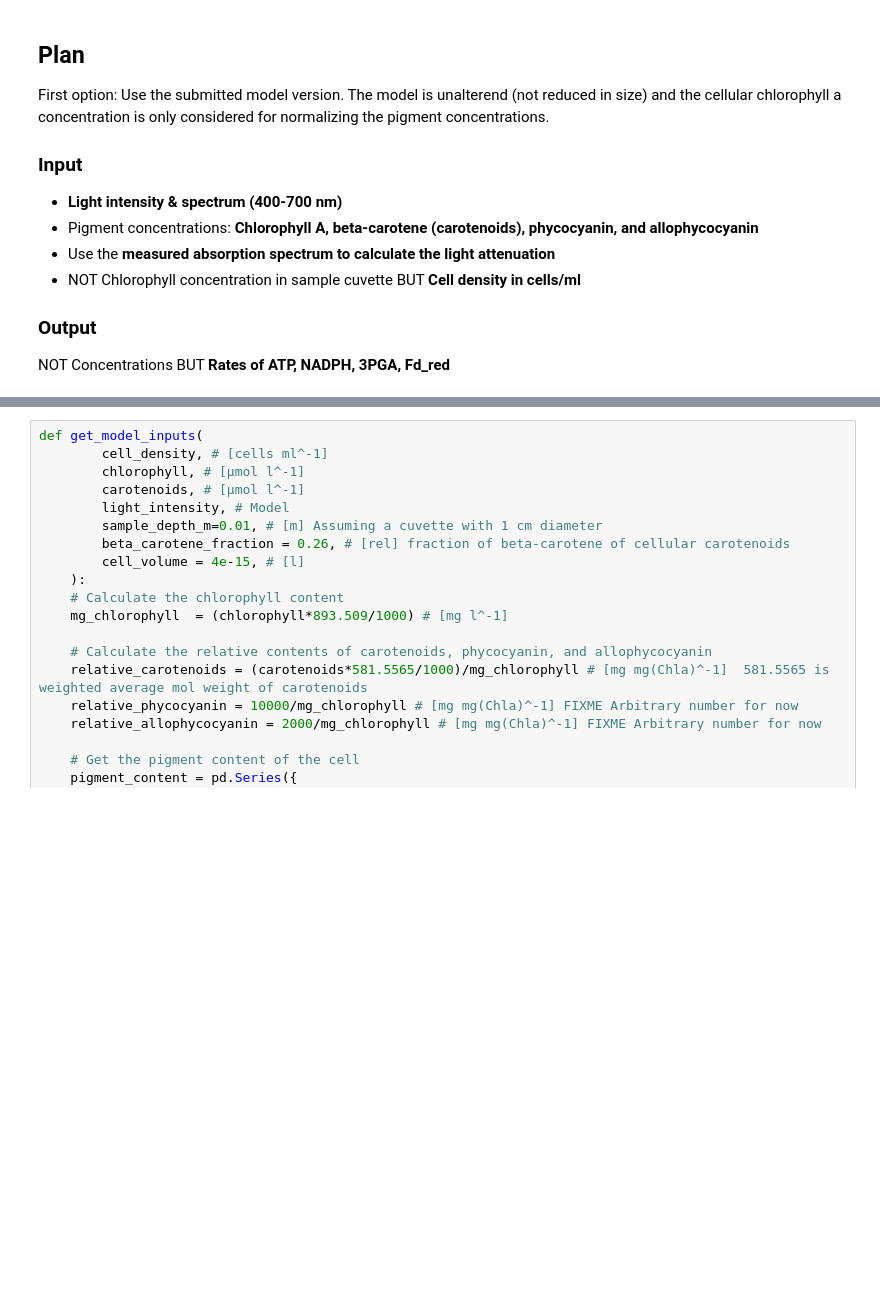
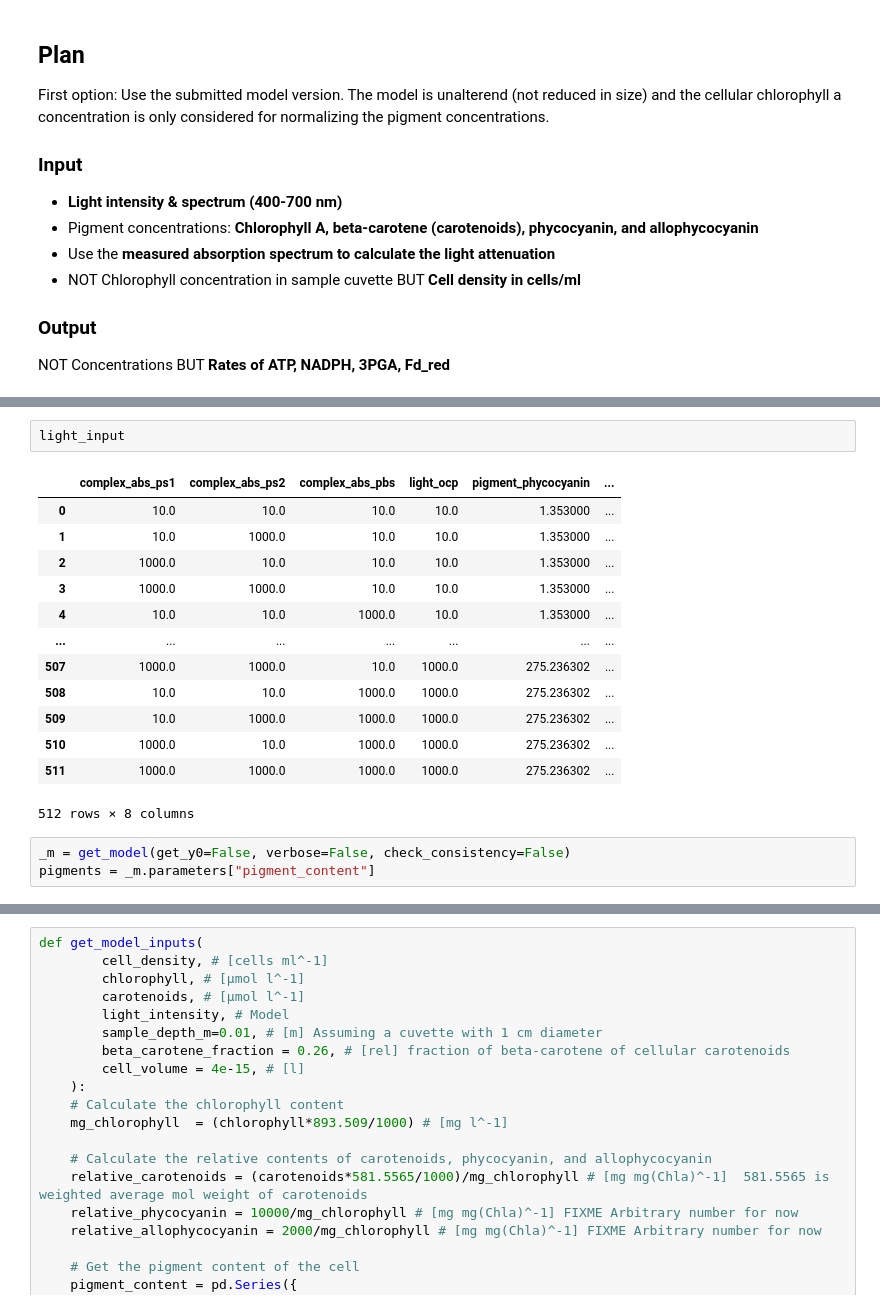
Before and after one commit to Computational-Biology-Aachen/synechocystis-photosynthesis-2024, a Jupyter notebook: Notebooks/function_andreas.ipynb, the cells around one changed output, grey strips where cells are left out. Cells and saved outputs as stored; diff of their text form; blank space fills up the shorter version.

```diff
--- a/Notebooks/function_andreas.ipynb
+++ b/Notebooks/function_andreas.ipynb
@@ -754,0 +789,19 @@ Aborted
+# %%
+light_input
+# %% [output]
+|  | complex_abs_ps1 | complex_abs_ps2 | complex_abs_pbs | light_ocp | pigment_phycocyanin | ... |
+| 0 | 10.0 | 10.0 | 10.0 | 10.0 | 1.353000 | ... |
+| 1 | 10.0 | 1000.0 | 10.0 | 10.0 | 1.353000 | ... |
+| 2 | 1000.0 | 10.0 | 10.0 | 10.0 | 1.353000 | ... |
+| 3 | 1000.0 | 1000.0 | 10.0 | 10.0 | 1.353000 | ... |
+| 4 | 10.0 | 10.0 | 1000.0 | 10.0 | 1.353000 | ... |
+| ... | ... | ... | ... | ... | ... | ... |
+| 507 | 1000.0 | 1000.0 | 10.0 | 1000.0 | 275.236302 | ... |
+| 508 | 10.0 | 10.0 | 1000.0 | 1000.0 | 275.236302 | ... |
+| 509 | 10.0 | 1000.0 | 1000.0 | 1000.0 | 275.236302 | ... |
+| 510 | 1000.0 | 10.0 | 1000.0 | 1000.0 | 275.236302 | ... |
+| 511 | 1000.0 | 1000.0 | 1000.0 | 1000.0 | 275.236302 | ... |
+512 rows × 8 columns
+# %%
+_m = get_model(get_y0=False, verbose=False, check_consistency=False)
+pigments = _m.parameters["pigment_content"]
```
Also changed, not shown: parts of 18 cells of this notebook, 1 other file.
